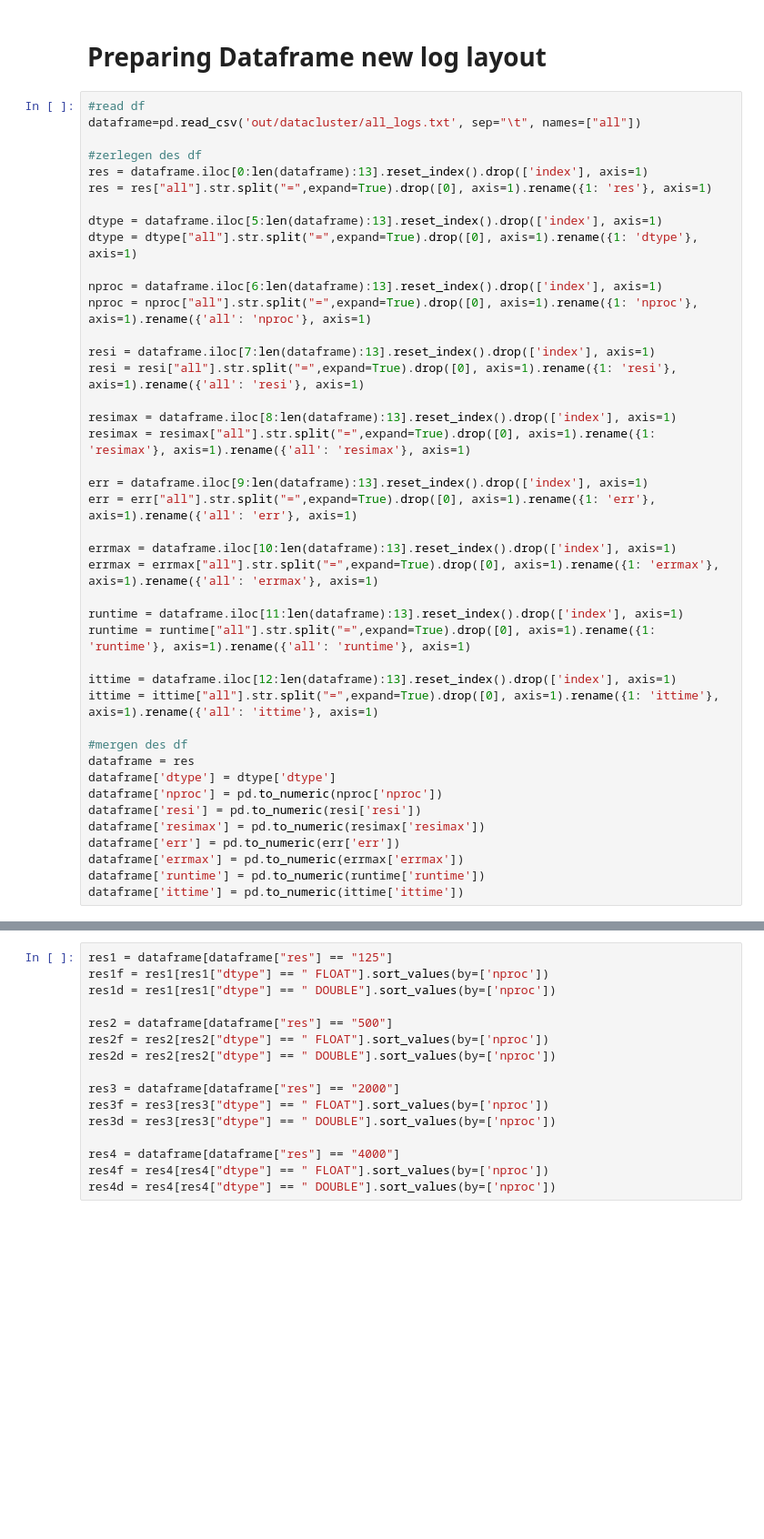
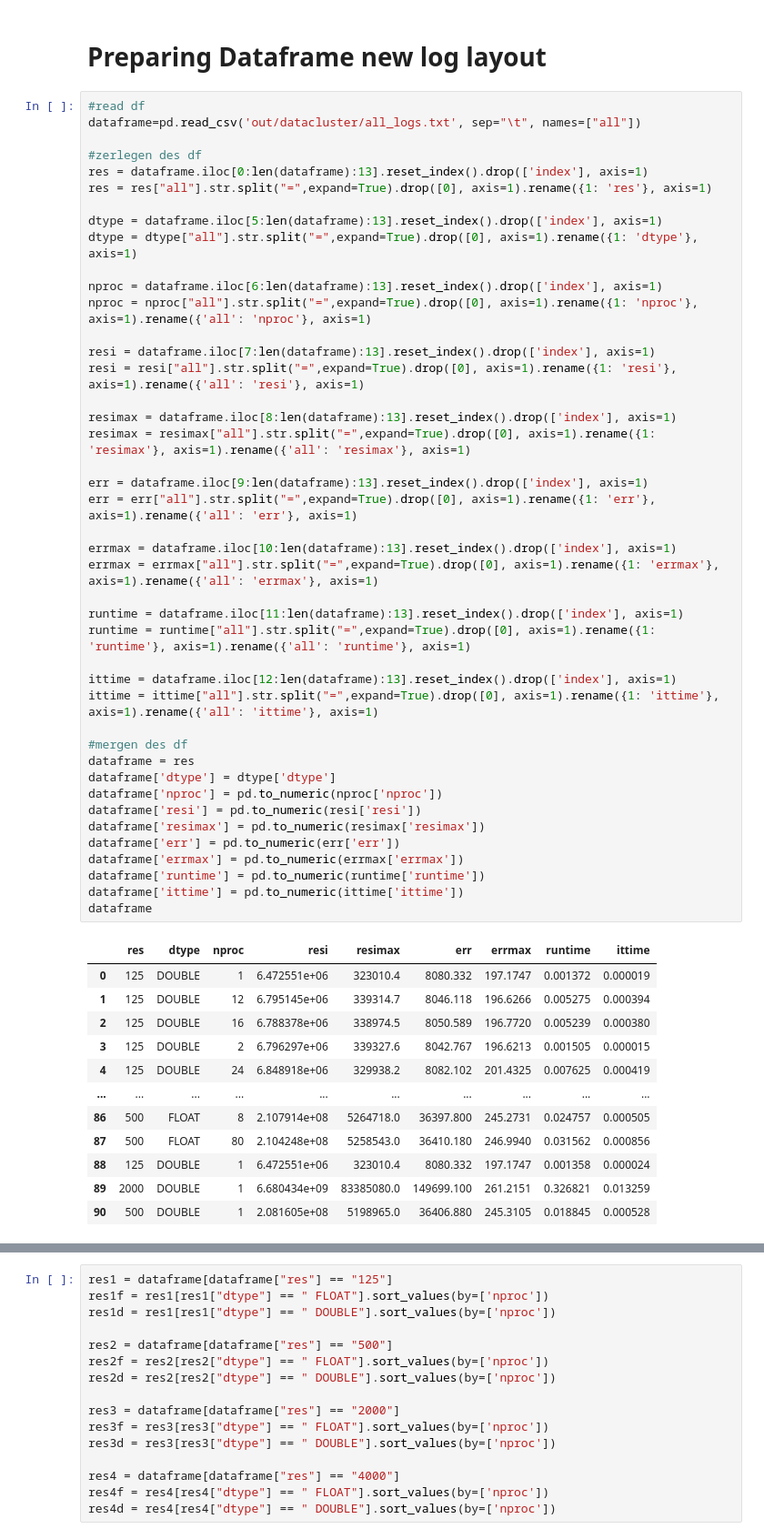
Before and after one commit to hitimr/NSSC2, a Jupyter notebook: Ex1/plots.ipynb, the cells around one changed output, grey strips where cells are left out. Shown at 91% size. Saved outputs shown, nothing was run; the diff lists cells and outputs as text; blank space fills up the shorter version.

```diff
--- a/Ex1/plots.ipynb
+++ b/Ex1/plots.ipynb
@@ -37,30 +39,44 @@ nproc = dataframe.iloc[6:len(dataframe):13].reset_index().drop(['index'], axis=1
 nproc = nproc["all"].str.split("=",expand=True).drop([0], axis=1).rename({1: 'nproc'}, axis=1).rename({'all': 'nproc'}, axis=1)
 
 resi = dataframe.iloc[7:len(dataframe):13].reset_index().drop(['index'], axis=1)
 resi = resi["all"].str.split("=",expand=True).drop([0], axis=1).rename({1: 'resi'}, axis=1).rename({'all': 'resi'}, axis=1)
 
 resimax = dataframe.iloc[8:len(dataframe):13].reset_index().drop(['index'], axis=1)
 resimax = resimax["all"].str.split("=",expand=True).drop([0], axis=1).rename({1: 'resimax'}, axis=1).rename({'all': 'resimax'}, axis=1)
 
 err = dataframe.iloc[9:len(dataframe):13].reset_index().drop(['index'], axis=1)
 err = err["all"].str.split("=",expand=True).drop([0], axis=1).rename({1: 'err'}, axis=1).rename({'all': 'err'}, axis=1)
 
 errmax = dataframe.iloc[10:len(dataframe):13].reset_index().drop(['index'], axis=1)
 errmax = errmax["all"].str.split("=",expand=True).drop([0], axis=1).rename({1: 'errmax'}, axis=1).rename({'all': 'errmax'}, axis=1)
 
 runtime = dataframe.iloc[11:len(dataframe):13].reset_index().drop(['index'], axis=1)
 runtime = runtime["all"].str.split("=",expand=True).drop([0], axis=1).rename({1: 'runtime'}, axis=1).rename({'all': 'runtime'}, axis=1)
 
 ittime = dataframe.iloc[12:len(dataframe):13].reset_index().drop(['index'], axis=1)
 ittime = ittime["all"].str.split("=",expand=True).drop([0], axis=1).rename({1: 'ittime'}, axis=1).rename({'all': 'ittime'}, axis=1)
 
 #mergen des df
 dataframe = res
 dataframe['dtype'] = dtype['dtype']
 dataframe['nproc'] = pd.to_numeric(nproc['nproc'])
 dataframe['resi'] = pd.to_numeric(resi['resi'])
 dataframe['resimax'] = pd.to_numeric(resimax['resimax'])
 dataframe['err'] = pd.to_numeric(err['err'])
 dataframe['errmax'] = pd.to_numeric(errmax['errmax'])
 dataframe['runtime'] = pd.to_numeric(runtime['runtime'])
 dataframe['ittime'] = pd.to_numeric(ittime['ittime'])
+dataframe
+# %% [output]
+|  | res | dtype | nproc | resi | resimax | err | errmax | runtime | ittime |
+| 0 | 125 | DOUBLE | 1 | 6.472551e+06 | 323010.4 | 8080.332 | 197.1747 | 0.001372 | 0.000019 |
+| 1 | 125 | DOUBLE | 12 | 6.795145e+06 | 339314.7 | 8046.118 | 196.6266 | 0.005275 | 0.000394 |
+| 2 | 125 | DOUBLE | 16 | 6.788378e+06 | 338974.5 | 8050.589 | 196.7720 | 0.005239 | 0.000380 |
+| 3 | 125 | DOUBLE | 2 | 6.796297e+06 | 339327.6 | 8042.767 | 196.6213 | 0.001505 | 0.000015 |
+| 4 | 125 | DOUBLE | 24 | 6.848918e+06 | 329938.2 | 8082.102 | 201.4325 | 0.007625 | 0.000419 |
+| ... | ... | ... | ... | ... | ... | ... | ... | ... | ... |
+| 86 | 500 | FLOAT | 8 | 2.107914e+08 | 5264718.0 | 36397.800 | 245.2731 | 0.024757 | 0.000505 |
+| 87 | 500 | FLOAT | 80 | 2.104248e+08 | 5258543.0 | 36410.180 | 246.9940 | 0.031562 | 0.000856 |
+| 88 | 125 | DOUBLE | 1 | 6.472551e+06 | 323010.4 | 8080.332 | 197.1747 | 0.001358 | 0.000024 |
+| 89 | 2000 | DOUBLE | 1 | 6.680434e+09 | 83385080.0 | 149699.100 | 261.2151 | 0.326821 | 0.013259 |
+| 90 | 500 | DOUBLE | 1 | 2.081605e+08 | 5198965.0 | 36406.880 | 245.3105 | 0.018845 | 0.000528 |
```
Also changed, not shown: parts of 7 cells of this notebook.
